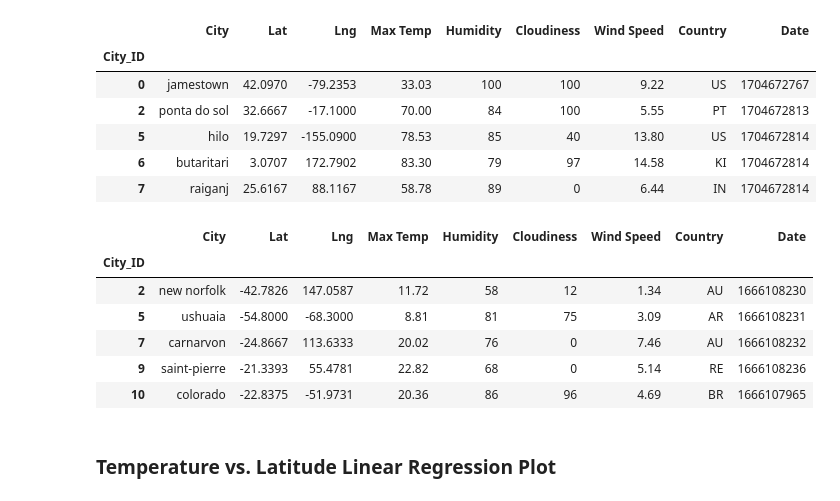
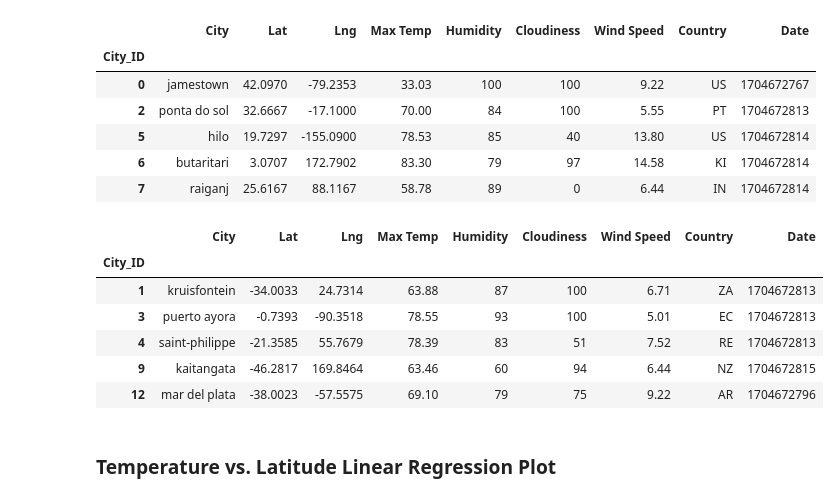
Before and after one commit to JeremyTallant/python-api-challenge, a Jupyter notebook: WeatherPy/WeatherPy.ipynb, the cells around one changed output. Saved outputs shown, nothing was run; the diff lists cells and outputs as text; code cells hidden in the pictures.

Commit message:
finished southern_hemi_df

```diff
--- a/WeatherPy/WeatherPy.ipynb
+++ b/WeatherPy/WeatherPy.ipynb
@@ -307,18 +307,18 @@ northern_hemi_df.head()
 | 7 | raiganj | 25.6167 | 88.1167 | 58.78 | 89 | 0 | 6.44 | IN | 1704672814 |
 # %%
 # Create a DataFrame with the Southern Hemisphere data (Latitude < 0)
-# YOUR CODE HERE
+southern_hemi_df = city_data_df[city_data_df['Lat'] < 0]
 
 # Display sample data
 southern_hemi_df.head()
 # %% [output]
 |  | City | Lat | Lng | Max Temp | Humidity | Cloudiness | Wind Speed | Country | Date |
 | City_ID |  |  |  |  |  |  |  |  |  |
-| 2 | new norfolk | -42.7826 | 147.0587 | 11.72 | 58 | 12 | 1.34 | AU | 1666108230 |
-| 5 | ushuaia | -54.8000 | -68.3000 | 8.81 | 81 | 75 | 3.09 | AR | 1666108231 |
-| 7 | carnarvon | -24.8667 | 113.6333 | 20.02 | 76 | 0 | 7.46 | AU | 1666108232 |
-| 9 | saint-pierre | -21.3393 | 55.4781 | 22.82 | 68 | 0 | 5.14 | RE | 1666108236 |
-| 10 | colorado | -22.8375 | -51.9731 | 20.36 | 86 | 96 | 4.69 | BR | 1666107965 |
+| 1 | kruisfontein | -34.0033 | 24.7314 | 63.88 | 87 | 100 | 6.71 | ZA | 1704672813 |
+| 3 | puerto ayora | -0.7393 | -90.3518 | 78.55 | 93 | 100 | 5.01 | EC | 1704672813 |
+| 4 | saint-philippe | -21.3585 | 55.7679 | 78.39 | 83 | 51 | 7.52 | RE | 1704672813 |
+| 9 | kaitangata | -46.2817 | 169.8464 | 63.46 | 60 | 94 | 6.44 | NZ | 1704672815 |
+| 12 | mar del plata | -38.0023 | -57.5575 | 69.10 | 79 | 75 | 9.22 | AR | 1704672796 |
 # %% [markdown]
 ###  Temperature vs. Latitude Linear Regression Plot
 # %%
```
Also changed, not shown: parts of 1 cell of this notebook.
